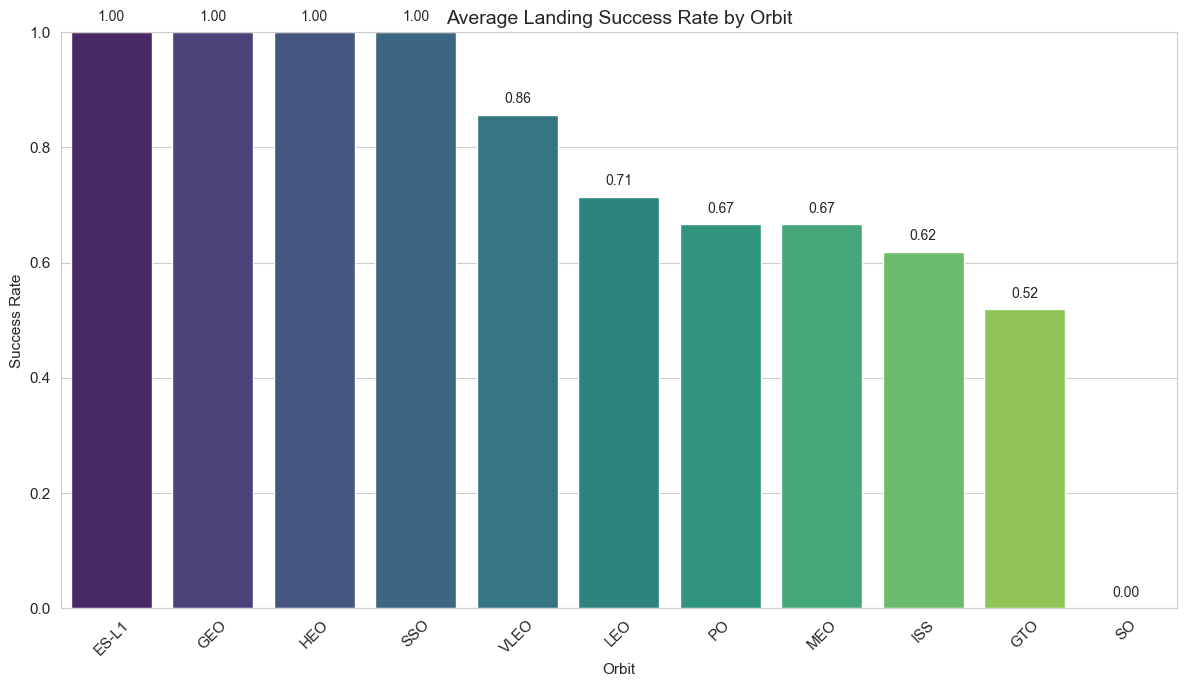
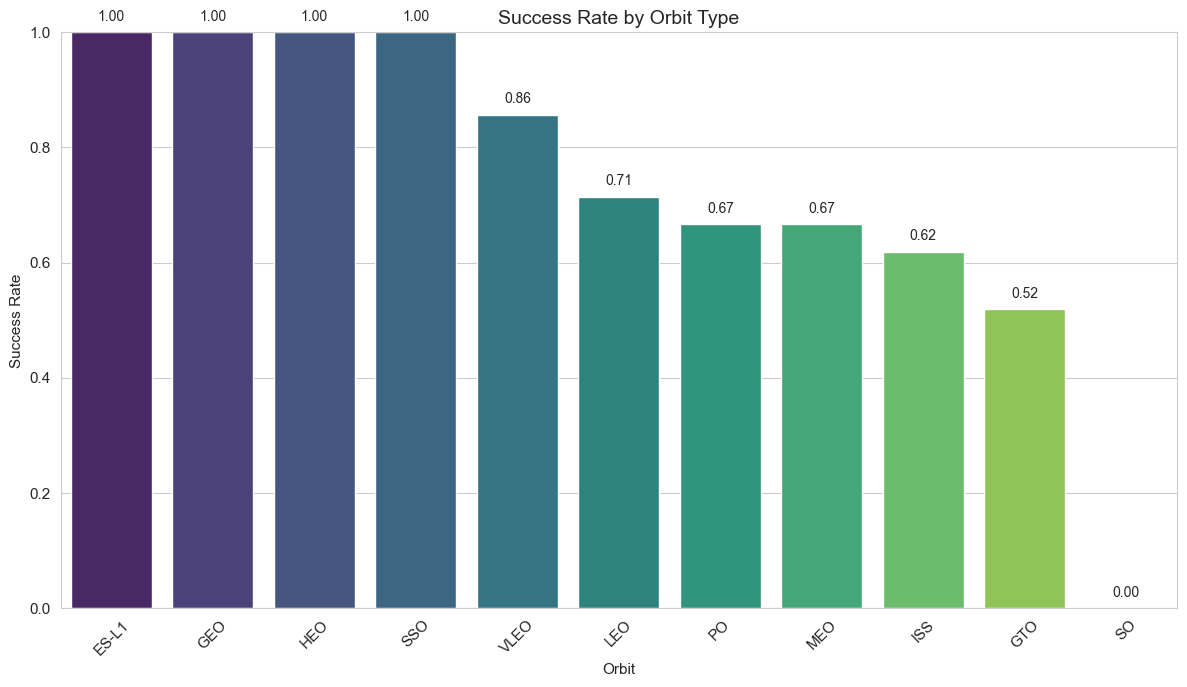
Code edit (unified diff) that turned the first committed figure into the second:
--- before
+++ after
@@ -3,5 +3,5 @@
 plt.figure(figsize=(12, 7))
 sns.barplot(x=orbit_success.index, y=orbit_success.values, palette="viridis")
-plt.title("Average Landing Success Rate by Orbit", fontsize=14)
+plt.title("Success Rate by Orbit Type", fontsize=14)
 plt.xlabel("Orbit")
 plt.ylabel("Success Rate")
@@ -11,3 +11,4 @@
 plt.xticks(rotation=45)
 plt.tight_layout()
+plt.savefig("../outputs/figures/success_rate_by_orbit.png", dpi=300, bbox_inches='tight')
 plt.show()

Commit: feat: save local work before syncing